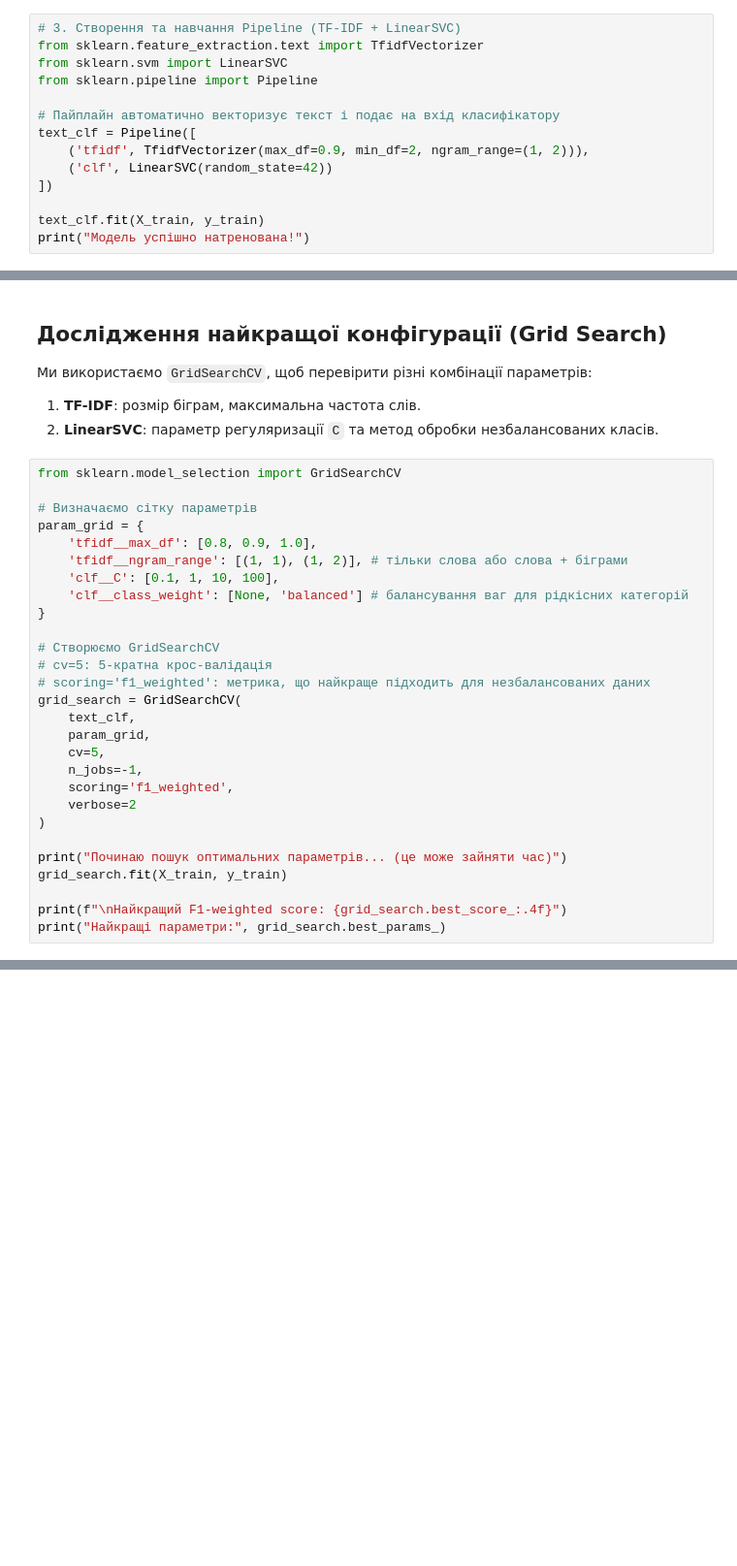
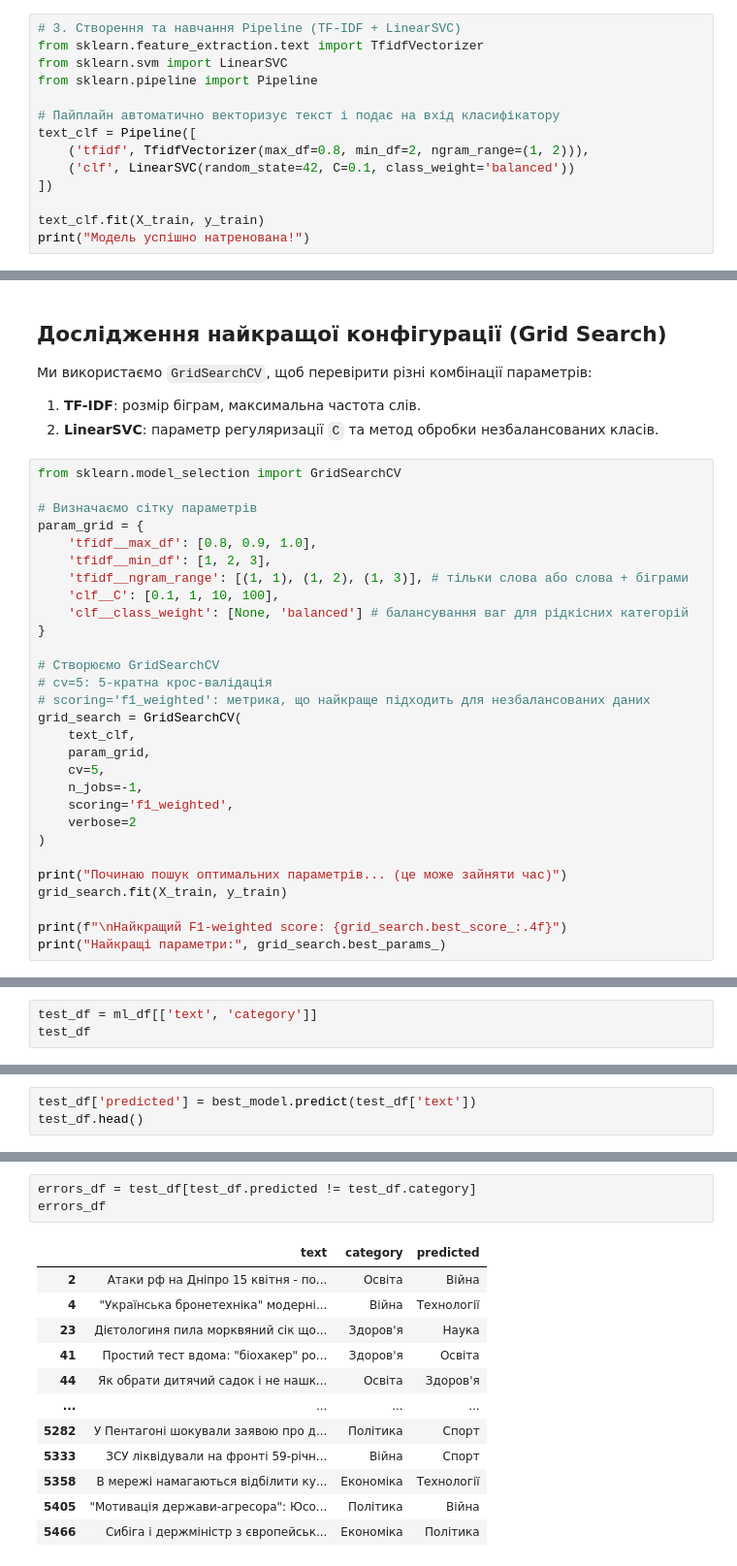
Before and after one commit to ShavuhaS/news-analyzer, a Jupyter notebook: training/training.ipynb, the cells around one changed output, grey strips where cells are left out. Shown at 97% size. Saved outputs shown, nothing was run; the diff lists cells and outputs as text; blank space fills up the shorter version.

Commit message:
trained categorization model

```diff
--- a/training/training.ipynb
+++ b/training/training.ipynb
@@ -283,8 +283,8 @@ from sklearn.pipeline import Pipeline
 
 # Пайплайн автоматично векторизує текст і подає на вхід класифікатору
 text_clf = Pipeline([
-    ('tfidf', TfidfVectorizer(max_df=0.9, min_df=2, ngram_range=(1, 2))),
-    ('clf', LinearSVC(random_state=42))
+    ('tfidf', TfidfVectorizer(max_df=0.8, min_df=2, ngram_range=(1, 2))),
+    ('clf', LinearSVC(random_state=42, C=0.1, class_weight='balanced'))
 ])
 
 text_clf.fit(X_train, y_train)
@@ -341,7 +341,8 @@ from sklearn.model_selection import GridSearchCV
 # Визначаємо сітку параметрів
 param_grid = {
     'tfidf__max_df': [0.8, 0.9, 1.0],
-    'tfidf__ngram_range': [(1, 1), (1, 2)], # тільки слова або слова + біграми
+    'tfidf__min_df': [1, 2, 3],
+    'tfidf__ngram_range': [(1, 1), (1, 2), (1, 3)], # тільки слова або слова + біграми
     'clf__C': [0.1, 1, 10, 100],
     'clf__class_weight': [None, 'balanced'] # балансування ваг для рідкісних категорій
 }
@@ -544,0 +472,3 @@ weighted avg       0.64      0.62      0.62       783
+# %%
+test_df = ml_df[['text', 'category']]
+test_df
@@ -544,0 +489,3 @@ weighted avg       0.64      0.62      0.62       783
+# %%
+test_df['predicted'] = best_model.predict(test_df['text'])
+test_df.head()
@@ -544,0 +504,16 @@ weighted avg       0.64      0.62      0.62       783
+# %%
+errors_df = test_df[test_df.predicted != test_df.category]
+errors_df
+# %% [output]
+|  | text | category | predicted |
+| 2 | Атаки рф на Дніпро 15 квітня - по... | Освіта | Війна |
+| 4 | "Українська бронетехніка" модерні... | Війна | Технології |
+| 23 | Дієтологиня пила морквяний сік що... | Здоров'я | Наука |
+| 41 | Простий тест вдома: "біохакер" ро... | Здоров'я | Освіта |
+| 44 | Як обрати дитячий садок і не нашк... | Освіта | Здоров'я |
+| ... | ... | ... | ... |
+| 5282 | У Пентагоні шокували заявою про д... | Політика | Спорт |
+| 5333 | ЗСУ ліквідували на фронті 59-річн... | Війна | Спорт |
+| 5358 | В мережі намагаються відбілити ку... | Економіка | Технології |
+| 5405 | "Мотивація держави-агресора": Юсо... | Політика | Війна |
+| 5466 | Сибіга і держміністр з європейськ... | Економіка | Політика |
```
Also changed, not shown: parts of 17 cells of this notebook, 1 other file.
